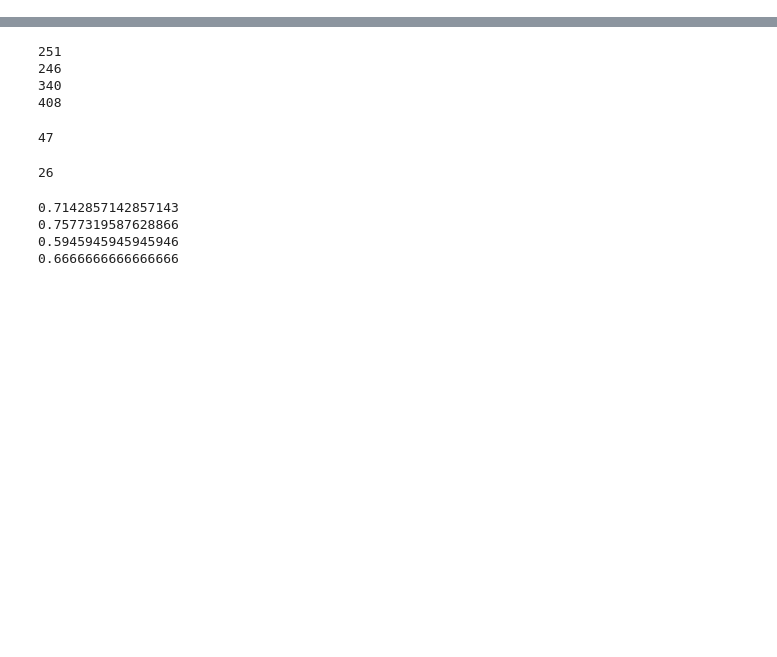
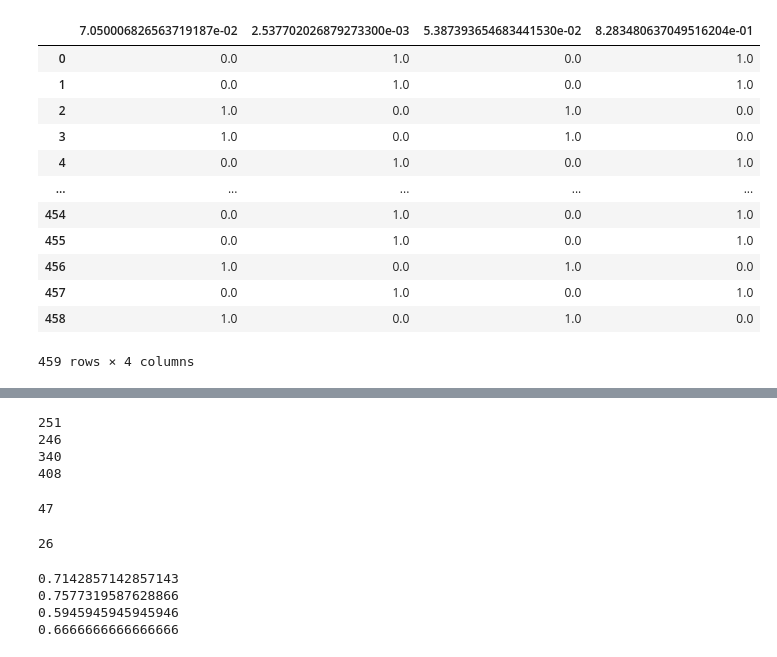
Before and after one commit to IssamEizouki/decision-tree-neural-network, a Jupyter notebook: Partie3.ipynb, the cells around one changed output, grey strips where cells are left out. Saved outputs shown, nothing was run; the diff lists cells and outputs as text; code cells hidden in the pictures; blank space fills up the shorter version.

```diff
--- a/Partie3.ipynb
+++ b/Partie3.ipynb
@@ -61,0 +49,8 @@ print(TP(test,pred,3))
+# %%
+from google.colab import files
+uploaded = files.upload()
+#pred = pd.read_csv(io.StringIO(uploaded['y_pred_DT4.csv'].decode('utf-8')))
+#pred
+
+pred = pd.read_csv(io.StringIO(uploaded['y_pred_NN_relu_10-8-4.csv'].decode('utf-8')))
+pred
@@ -61,0 +60,35 @@ print(TP(test,pred,3))
+# %%
+def norm(pred):
+  cols=pred.columns.tolist()
+  ieme =0
+  max=0
+  for i in range(pred.shape[0]):
+    max=pred[cols[0]][i]
+    for e in range(0,len(cols)):
+      if(e!=3):
+        if(pred[cols[e]][i]>pred[cols[e+1]][i]):
+          max=e
+        else:
+          max=e+1
+      pred[cols[max]][i]=1
+    for i in range(pred.shape[0]):
+      for e in range(0,len(cols)):
+        if(pred[cols[e]][i]!= 1):
+          pred[cols[e]][i]=0
+
+norm(pred)
+pred
+# %% [output]
+|  | 7.050006826563719187e-02 | 2.537702026879273300e-03 | 5.387393654683441530e-02 | 8.283480637049516204e-01 |
+| 0 | 0.0 | 1.0 | 0.0 | 1.0 |
+| 1 | 0.0 | 1.0 | 0.0 | 1.0 |
+| 2 | 1.0 | 0.0 | 1.0 | 0.0 |
+| 3 | 1.0 | 0.0 | 1.0 | 0.0 |
+| 4 | 0.0 | 1.0 | 0.0 | 1.0 |
+| ... | ... | ... | ... | ... |
+| 454 | 0.0 | 1.0 | 0.0 | 1.0 |
+| 455 | 0.0 | 1.0 | 0.0 | 1.0 |
+| 456 | 1.0 | 0.0 | 1.0 | 0.0 |
+| 457 | 0.0 | 1.0 | 0.0 | 1.0 |
+| 458 | 1.0 | 0.0 | 1.0 | 0.0 |
+459 rows × 4 columns
```
Also changed, not shown: parts of 7 cells of this notebook, 3 other files.
